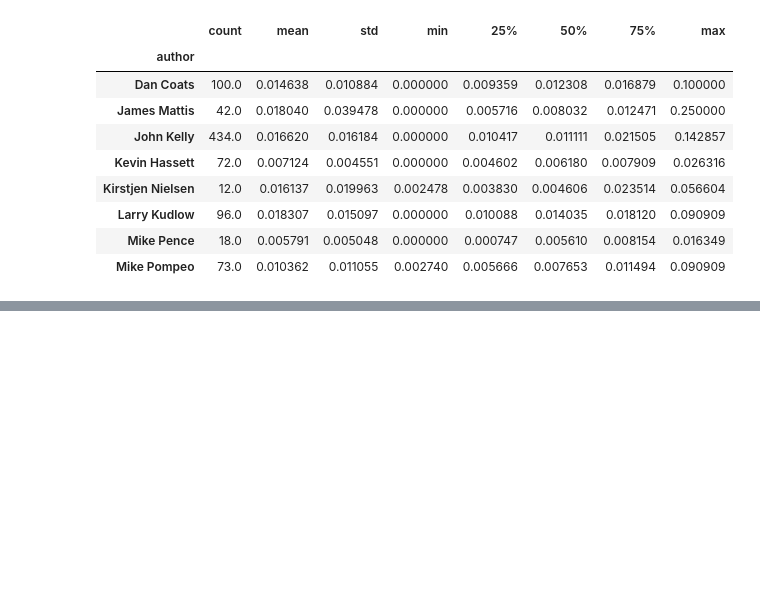
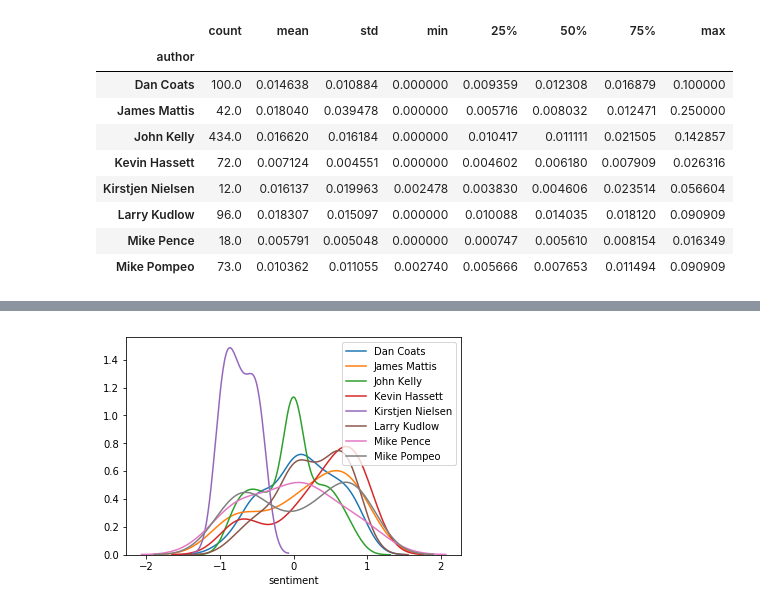
Before and after one commit to mikejt33/nlpProject, a Jupyter notebook: TensorFlow Implementation.ipynb, the cells around one changed output, grey strips where cells are left out. Saved outputs shown, nothing was run; the diff lists cells and outputs as text; code cells hidden in the pictures; blank space fills up the shorter version.

```diff
--- a/TensorFlow Implementation.ipynb
+++ b/TensorFlow Implementation.ipynb
@@ -152,0 +242,6 @@ ZeroDivisionError: division by zero
+# %%
+from nltk.sentiment.vader import SentimentIntensityAnalyzer
+sid = SentimentIntensityAnalyzer()
+
+train['sentiment'] = train['text'].apply(lambda t: sid.polarity_scores(t)['compound'])
+train.groupby('author')['sentiment'].describe()
@@ -152,0 +259,7 @@ ZeroDivisionError: division by zero
+# %%
+for author in authors:
+    sns.distplot(train[train['author'] == author]['sentiment'], label = author, hist=False)
+
+plt.legend();
+# %% [output]
+[figure, added]
```
Also changed, not shown: parts of 33 cells of this notebook.
